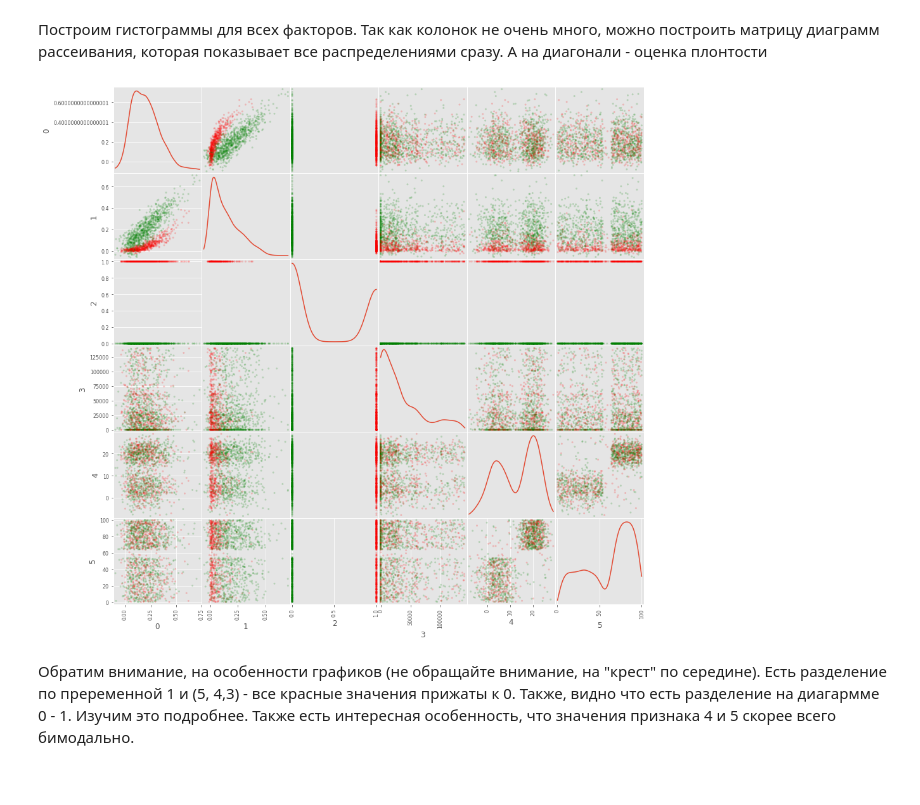
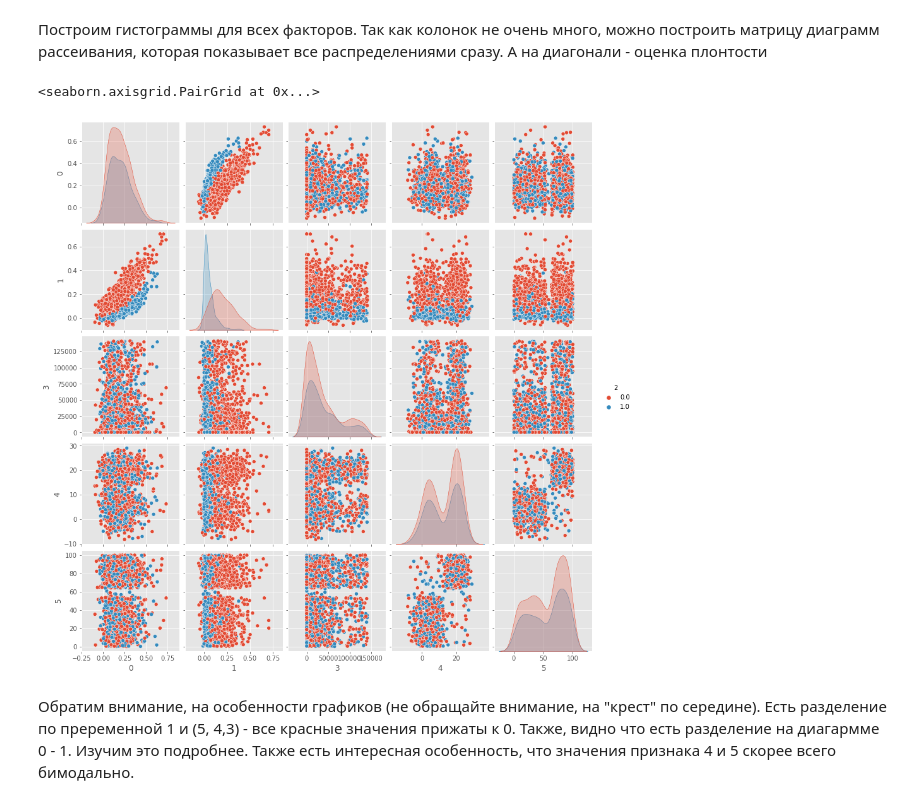
Before and after one commit to vladimirpirogov/hw_stat_IB, a Jupyter notebook: Pirogov_MHW_1_DA.ipynb, the cells around one changed output. Saved outputs shown, nothing was run; the diff lists cells and outputs as text; code cells hidden in the pictures.

```diff
--- a/Pirogov_MHW_1_DA.ipynb
+++ b/Pirogov_MHW_1_DA.ipynb
@@ -70,21 +71,11 @@ matplotlib.style.use('ggplot')
 %matplotlib inline
 # %% [markdown]
 Построим гистограммы для всех факторов. Так как колонок не очень много, можно построить матрицу диаграмм рассеивания, которая показывает все распределениями сразу. А на диагонали - оценка плонтости
-# %%
-from pandas.plotting import scatter_matrix
-colors = {0.0: 'green', 1.0: 'red'}
-scatter_matrix(df,
-               # размер картинки
-               figsize=(15, 15),
-               # оценка плотности вместо гистограммы на диагонали
-               diagonal='kde',
-               # цвета классов
-               c=df['2'].replace(colors),
-               # степень прозрачности точек
-               alpha=0.2,
-              );
-# %% [output]
-[figure, removed]
+# %%
+sns.pairplot(df, hue="2")
+# %% [output]
+<seaborn.axisgrid.PairGrid at 0x...>
+[figure, added]
 # %% [markdown]
 Обратим внимание, на особенности графиков (не обращайте внимание, на "крест" по середине). Есть разделение по преременной 1 и (5, 4,3) - все красные значения прижаты к 0. Также, видно что есть разделение на диагармме 0 - 1. Изучим это подробнее. Также есть интересная особенность, что значения признака 4 и 5 скорее всего бимодально.
 # %% [markdown]
```
Also changed, not shown: parts of 12 cells of this notebook.
